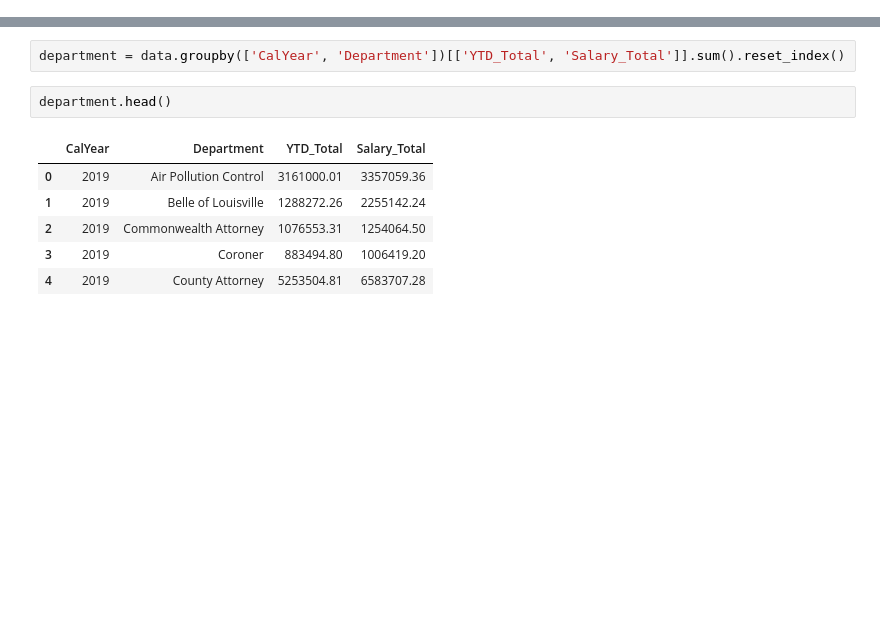
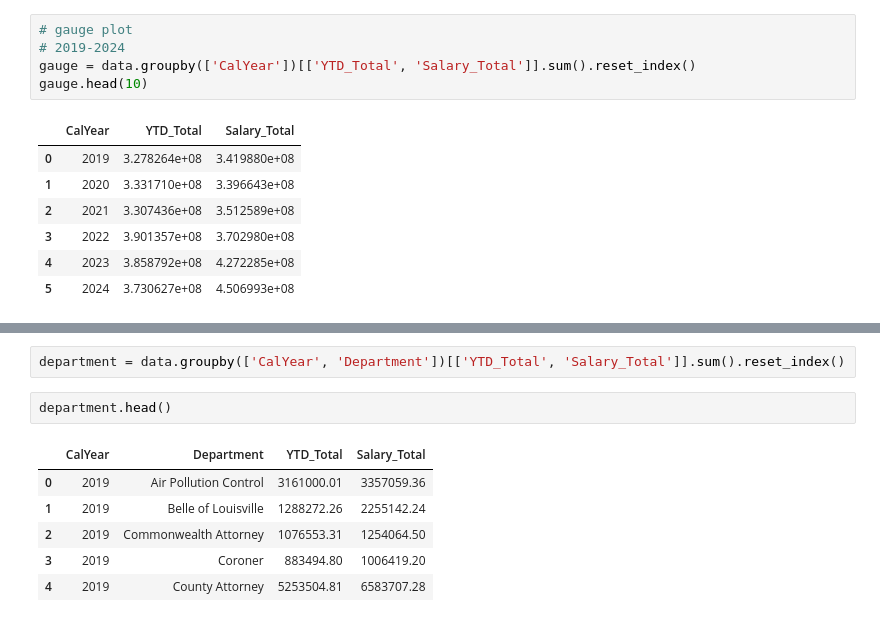
Before and after one commit to dmorton714/Louisville_stats, a Jupyter notebook: salary_dashboard/dashh.ipynb, the cells around one changed output, grey strips where cells are left out. Drawn from its saved outputs; the diff is of its cells as text; blank space fills up the shorter version.

```diff
--- a/salary_dashboard/dashh.ipynb
+++ b/salary_dashboard/dashh.ipynb
@@ -29,0 +103,13 @@ data.head(2)
+# %%
+# gauge plot
+# 2019-2024
+gauge = data.groupby(['CalYear'])[['YTD_Total', 'Salary_Total']].sum().reset_index()
+gauge.head(10)
+# %% [output]
+|  | CalYear | YTD_Total | Salary_Total |
+| 0 | 2019 | 3.278264e+08 | 3.419880e+08 |
+| 1 | 2020 | 3.331710e+08 | 3.396643e+08 |
+| 2 | 2021 | 3.307436e+08 | 3.512589e+08 |
+| 3 | 2022 | 3.901357e+08 | 3.702980e+08 |
+| 4 | 2023 | 3.858792e+08 | 4.272285e+08 |
+| 5 | 2024 | 3.730627e+08 | 4.506993e+08 |
```
Also changed, not shown: parts of 28 cells of this notebook, 2 other files.
